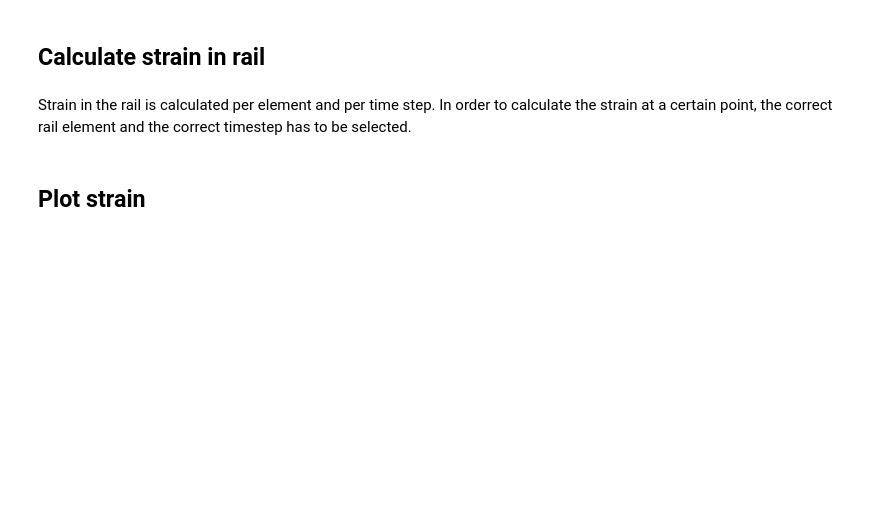
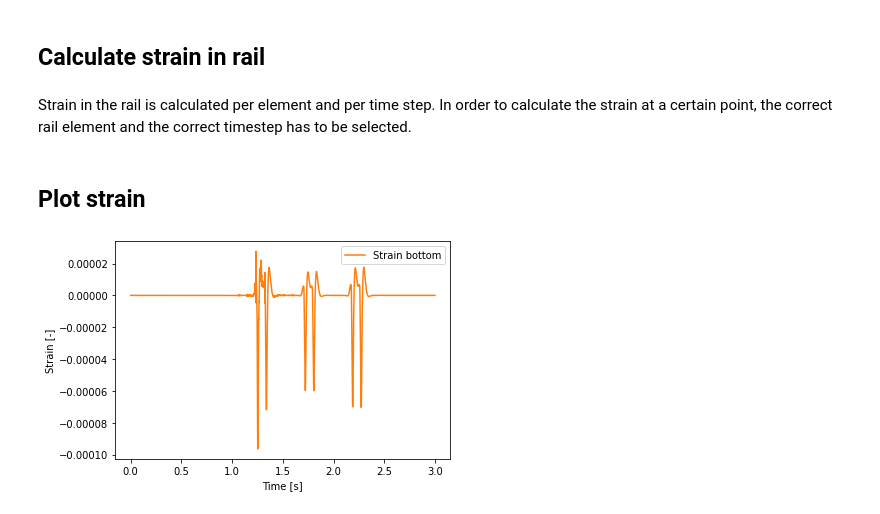
Before and after one commit to PlatypusBytes/ROSE, a Jupyter notebook: tutorials/calculate_strain.ipynb, the cells around one changed output. Saved outputs shown, nothing was run; the diff lists cells and outputs as text; code cells hidden in the pictures; blank space fills up the shorter version.

```diff
--- a/tutorials/calculate_strain.ipynb
+++ b/tutorials/calculate_strain.ipynb
@@ -570,4 +621,18 @@ for t_index, t in enumerate(coupled_model.time):
     strains.append(rail_model_part.calculate_strain(strain_distance, displacements_rail_element[t_index,:]))
 # %% [markdown]
 ## Plot strain
+# %%
+strains_np = np.array(strains)
+strains_np
+strains_bot = strains_np[:,1]
+
+
+plt.plot(coupled_model.time, strains_bot,color="#ff7f0e")
+
+plt.xlabel('Time [s]')
+plt.ylabel('Strain [-]')
+plt.legend([ 'Strain bottom'])
+plt.show()
+# %% [output]
+[figure, added]
 # %%
```
Also changed, not shown: parts of 13 cells of this notebook, 7 other files.
